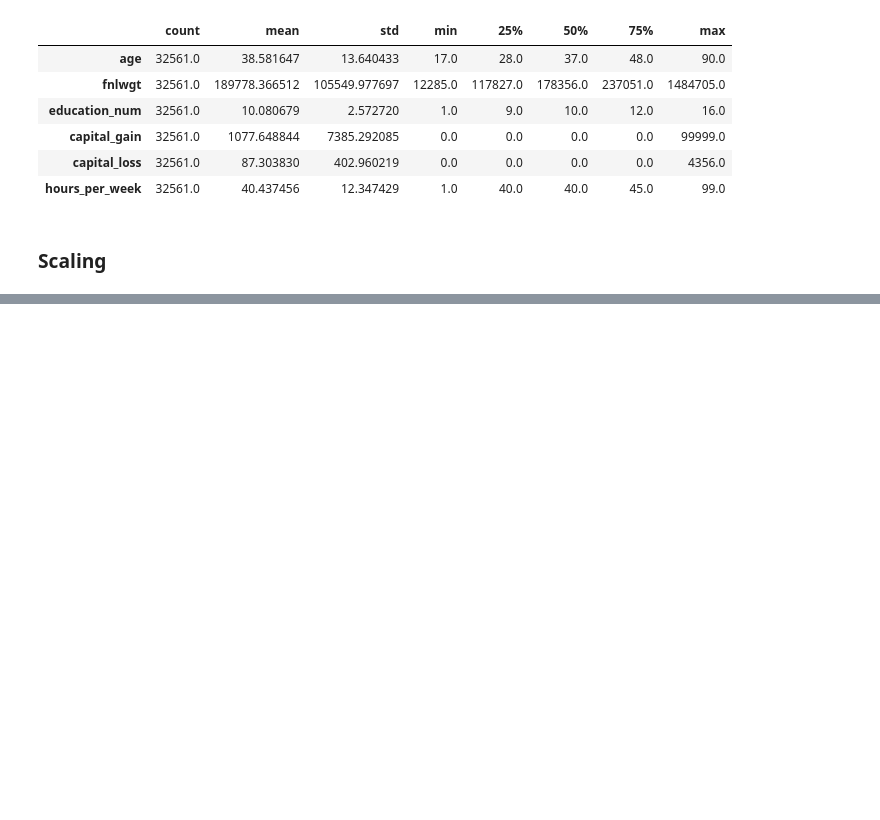
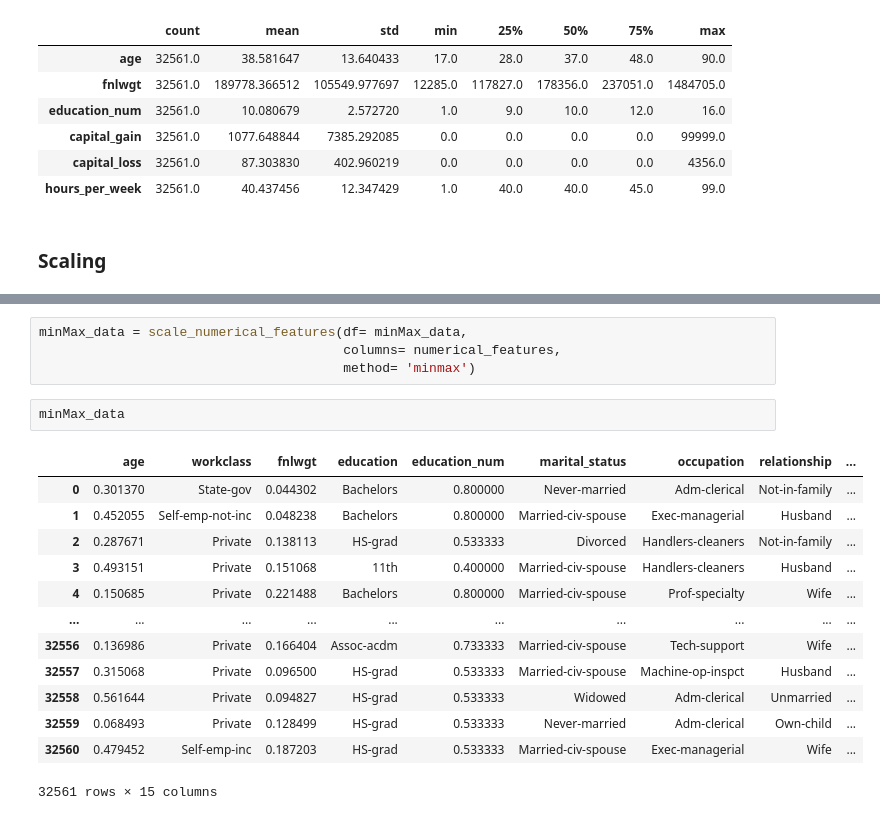
Before and after one commit to Ayush-dhabale/ExeclR_Assignments, a Jupyter notebook: EDA2/eda.ipynb, the cells around one changed output, grey strips where cells are left out. Saved outputs shown, nothing was run; the diff lists cells and outputs as text; blank space fills up the shorter version.

```diff
--- a/EDA2/eda.ipynb
+++ b/EDA2/eda.ipynb
@@ -402,0 +487,20 @@ data[numerical_features].describe().T
+# %%
+minMax_data = scale_numerical_features(df= minMax_data,
+                                       columns= numerical_features,
+                                       method= 'minmax')
+# %%
+minMax_data
+# %% [output]
+|  | age | workclass | fnlwgt | education | education_num | marital_status | occupation | relationship | ... |
+| 0 | 0.301370 | State-gov | 0.044302 | Bachelors | 0.800000 | Never-married | Adm-clerical | Not-in-family | ... |
+| 1 | 0.452055 | Self-emp-not-inc | 0.048238 | Bachelors | 0.800000 | Married-civ-spouse | Exec-managerial | Husband | ... |
+| 2 | 0.287671 | Private | 0.138113 | HS-grad | 0.533333 | Divorced | Handlers-cleaners | Not-in-family | ... |
+| 3 | 0.493151 | Private | 0.151068 | 11th | 0.400000 | Married-civ-spouse | Handlers-cleaners | Husband | ... |
+| 4 | 0.150685 | Private | 0.221488 | Bachelors | 0.800000 | Married-civ-spouse | Prof-specialty | Wife | ... |
+| ... | ... | ... | ... | ... | ... | ... | ... | ... | ... |
+| 32556 | 0.136986 | Private | 0.166404 | Assoc-acdm | 0.733333 | Married-civ-spouse | Tech-support | Wife | ... |
+| 32557 | 0.315068 | Private | 0.096500 | HS-grad | 0.533333 | Married-civ-spouse | Machine-op-inspct | Husband | ... |
+| 32558 | 0.561644 | Private | 0.094827 | HS-grad | 0.533333 | Widowed | Adm-clerical | Unmarried | ... |
+| 32559 | 0.068493 | Private | 0.128499 | HS-grad | 0.533333 | Never-married | Adm-clerical | Own-child | ... |
+| 32560 | 0.479452 | Self-emp-inc | 0.187203 | HS-grad | 0.533333 | Married-civ-spouse | Exec-managerial | Wife | ... |
+32561 rows × 15 columns
```
Also changed, not shown: parts of 19 cells of this notebook, 2 other files.
